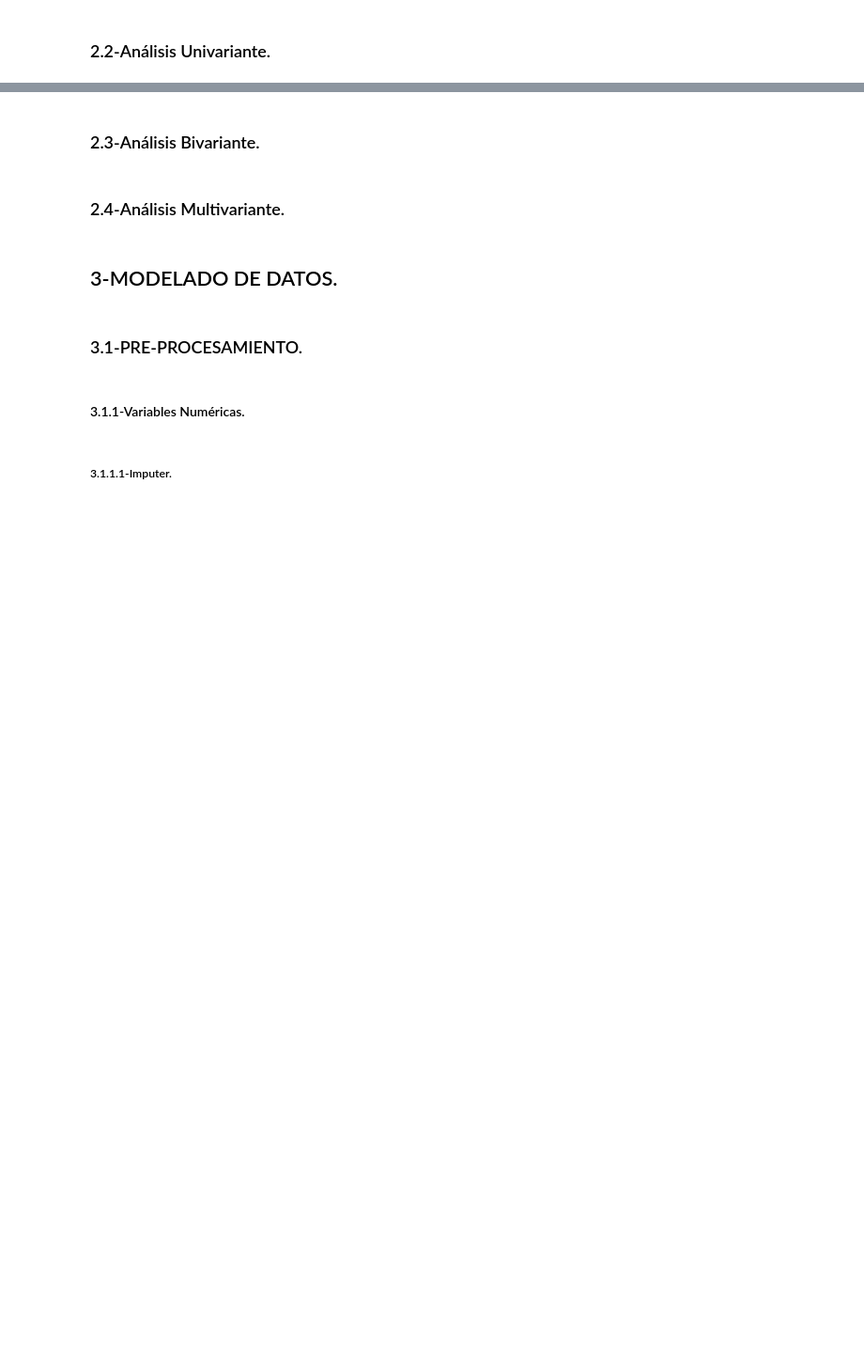
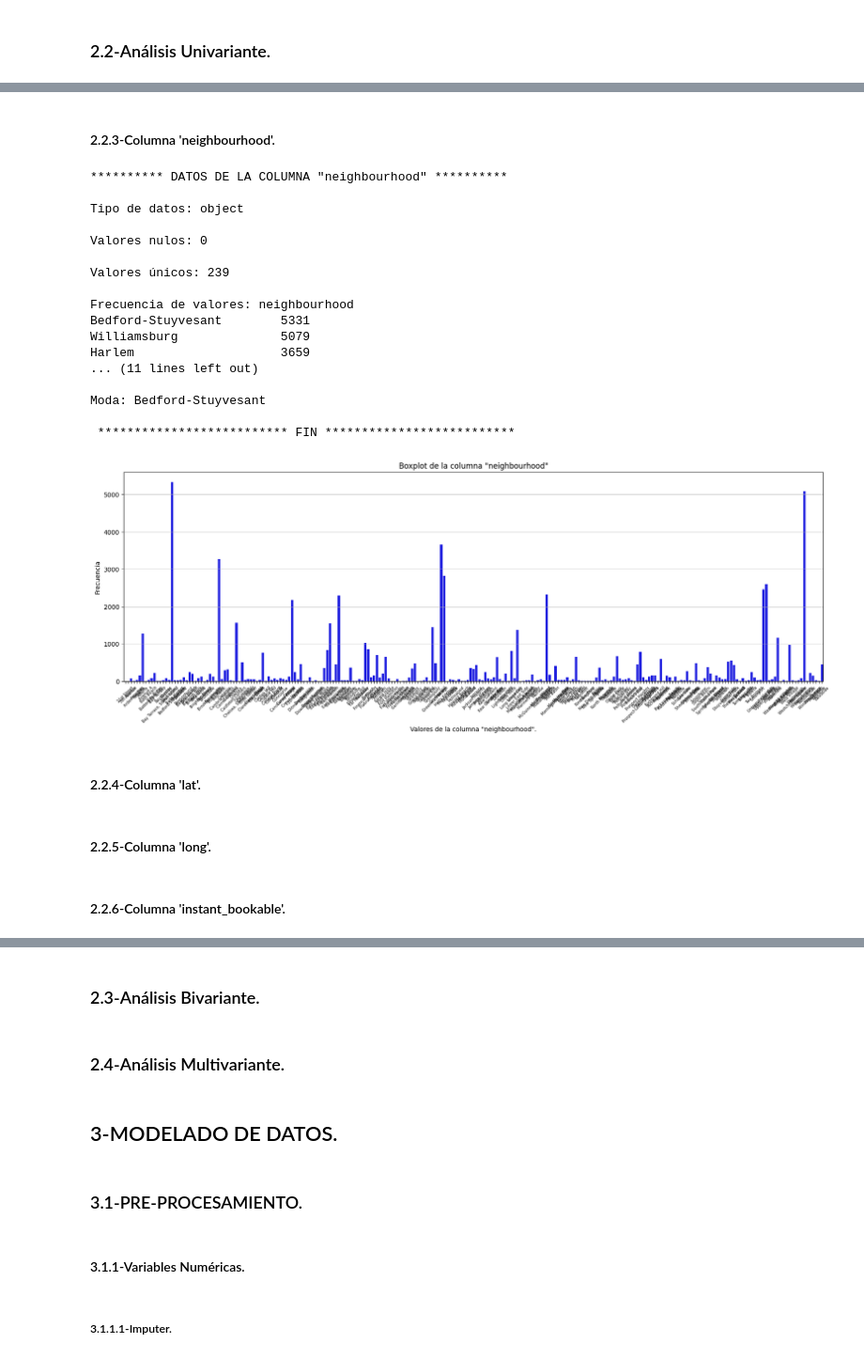
Before and after one commit to angovery/Data-Science-Bootcamp, a Jupyter notebook: Ejercicios_Evaluados/Modulo_5/m5_Jose_Ignacio_Hernández_Palacios.ipynb, the cells around one changed output, grey strips where cells are left out. Shown at 94% size. Saved outputs shown, nothing was run; the diff lists cells and outputs as text; code cells hidden in the pictures; blank space fills up the shorter version.

```diff
--- a/Ejercicios_Evaluados/Modulo_5/m5_Jose_Ignacio_Hernández_Palacios.ipynb
+++ b/Ejercicios_Evaluados/Modulo_5/m5_Jose_Ignacio_Hernández_Palacios.ipynb
@@ -88,0 +389,25 @@ df.describe(include='all')
+# %% [markdown]
+#### 2.2.3-Columna 'neighbourhood'.
+# %%
+dict = analisis_columna(df,'neighbourhood', anchura=20, altura= 6, texto_x=6, rotacion_x=45)
+# %% [output]
+********** DATOS DE LA COLUMNA "neighbourhood" **********
+
+Tipo de datos: object
+
+Valores nulos: 0
+
+Valores únicos: 239
+
+Frecuencia de valores: neighbourhood
+Bedford-Stuyvesant        5331
+Williamsburg              5079
+Harlem                    3659
+... (11 lines left out)
+
+Moda: Bedford-Stuyvesant
+
+ ************************** FIN **************************
+[figure, added]
+# %% [markdown]
+#### 2.2.4-Columna 'lat'.
@@ -88,0 +416,2 @@ df.describe(include='all')
+# %% [markdown]
+#### 2.2.5-Columna 'long'.
@@ -88,0 +420,2 @@ df.describe(include='all')
+# %% [markdown]
+#### 2.2.6-Columna 'instant_bookable'.
```
Also changed, not shown: parts of 67 cells of this notebook, 2 other files.
